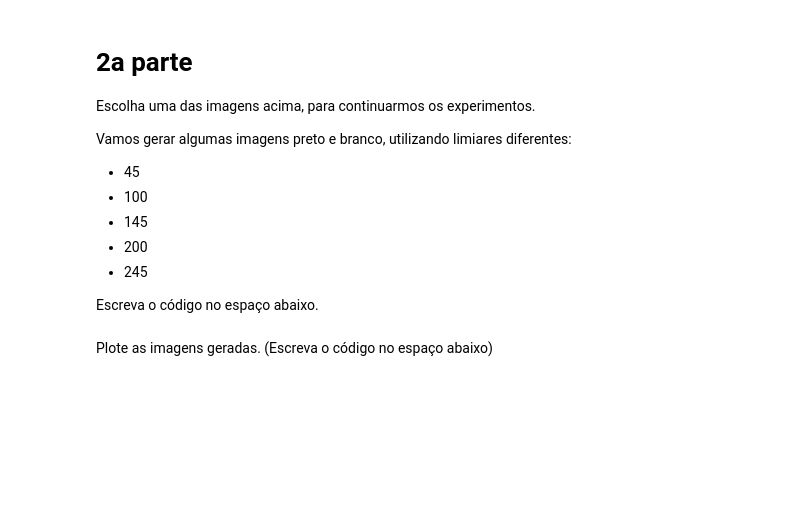
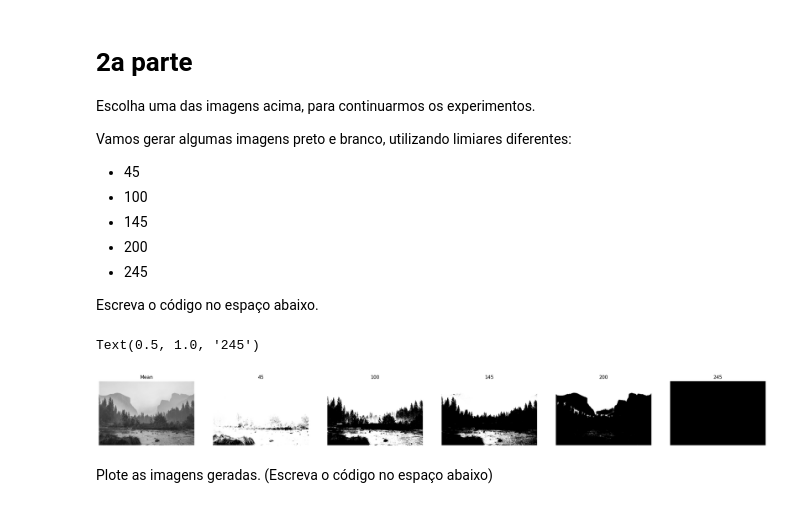
Before and after one commit to fdiogoc/labs, a Jupyter notebook: code_02.ipynb, the cells around one changed output. Drawn from its saved outputs; the diff is of its cells as text; code cells hidden in the pictures; blank space fills up the shorter version.

```diff
--- a/code_02.ipynb
+++ b/code_02.ipynb
@@ -159,6 +159,43 @@ Vamos gerar algumas imagens preto e branco, utilizando limiares diferentes:
 *  245
 
 Escreva o código no espaço abaixo.
+# %%
+
+plt.figure(figsize=(30,16))
+
+
+plt.subplot(161)
+plt.axis('off')
+plt.imshow(imgGray)
+plt.title('Mean')
+
+plt.subplot(162)
+plt.axis('off')
+plt.imshow(img45)
+plt.title('45')
+
+plt.subplot(163)
+plt.axis('off')
+plt.imshow(img100)
+plt.title('100')
+
+plt.subplot(164)
+plt.axis('off')
+plt.imshow(img145)
+plt.title('145')
+
+plt.subplot(165)
+plt.axis('off')
+plt.imshow(img200)
+plt.title('200')
+
+plt.subplot(166)
+plt.axis('off')
+plt.imshow(img245)
+plt.title('245')
+# %% [output]
+Text(0.5, 1.0, '245')
+[figure, added]
 # %% [markdown]
 Plote as imagens geradas. (Escreva o código no espaço abaixo)
 # %% [markdown]
```
Also changed, not shown: parts of 7 cells of this notebook.
